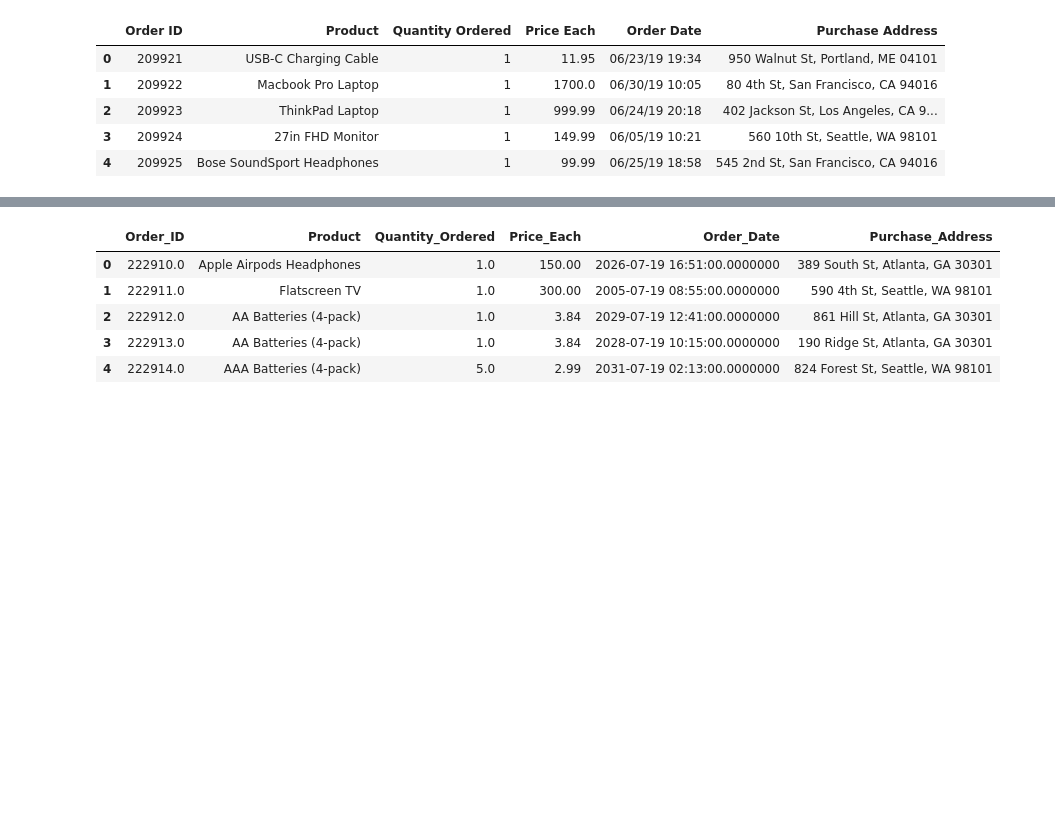
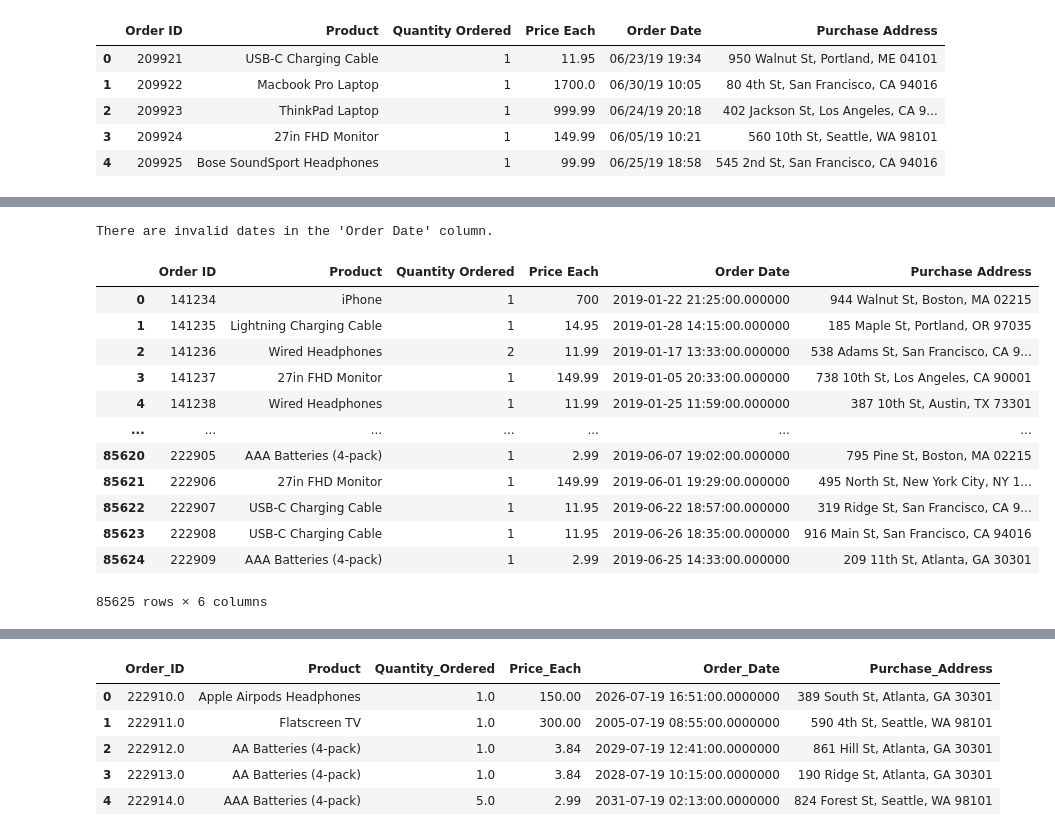
Before and after one commit to SamuelAsong/Comprehensive-Power-BI-Dashboard-for-Sales-Insights, a Jupyter notebook: notebook/sales.ipynb, the cells around one changed output, grey strips where cells are left out. Saved outputs shown, nothing was run; the diff lists cells and outputs as text; code cells hidden in the pictures; blank space fills up the shorter version.

```diff
--- a/notebook/sales.ipynb
+++ b/notebook/sales.ipynb
@@ -192,0 +273,31 @@ data_jun.head()
+# %%
+# Create DataFrame
+data1 = pd.DataFrame(data1)
+
+# Convert 'Order Date' to datetime and handle errors
+data1['Order Date'] = pd.to_datetime(data1['Order Date'], format='%m/%d/%y %H:%M', errors='coerce')
+
+# Check for any NaT values (invalid dates)
+if data1['Order Date'].isna().any():
+    print("There are invalid dates in the 'Order Date' column.")
+
+# Format the 'Order Date' to the desired format
+data1['Order Date'] = data1['Order Date'].dt.strftime('%Y-%m-%d %H:%M:%S.%f')
+
+# Display the DataFrame
+data1
+# %% [output]
+There are invalid dates in the 'Order Date' column.
+|  | Order ID | Product | Quantity Ordered | Price Each | Order Date | Purchase Address |
+| 0 | 141234 | iPhone | 1 | 700 | 2019-01-22 21:25:00.000000 | 944 Walnut St, Boston, MA 02215 |
+| 1 | 141235 | Lightning Charging Cable | 1 | 14.95 | 2019-01-28 14:15:00.000000 | 185 Maple St, Portland, OR 97035 |
+| 2 | 141236 | Wired Headphones | 2 | 11.99 | 2019-01-17 13:33:00.000000 | 538 Adams St, San Francisco, CA 9... |
+| 3 | 141237 | 27in FHD Monitor | 1 | 149.99 | 2019-01-05 20:33:00.000000 | 738 10th St, Los Angeles, CA 90001 |
+| 4 | 141238 | Wired Headphones | 1 | 11.99 | 2019-01-25 11:59:00.000000 | 387 10th St, Austin, TX 73301 |
+| ... | ... | ... | ... | ... | ... | ... |
+| 85620 | 222905 | AAA Batteries (4-pack) | 1 | 2.99 | 2019-06-07 19:02:00.000000 | 795 Pine St, Boston, MA 02215 |
+| 85621 | 222906 | 27in FHD Monitor | 1 | 149.99 | 2019-06-01 19:29:00.000000 | 495 North St, New York City, NY 1... |
+| 85622 | 222907 | USB-C Charging Cable | 1 | 11.95 | 2019-06-22 18:57:00.000000 | 319 Ridge St, San Francisco, CA 9... |
+| 85623 | 222908 | USB-C Charging Cable | 1 | 11.95 | 2019-06-26 18:35:00.000000 | 916 Main St, San Francisco, CA 94016 |
+| 85624 | 222909 | AAA Batteries (4-pack) | 1 | 2.99 | 2019-06-25 14:33:00.000000 | 209 11th St, Atlanta, GA 30301 |
+85625 rows × 6 columns
```
Also changed, not shown: parts of 12 cells of this notebook.
